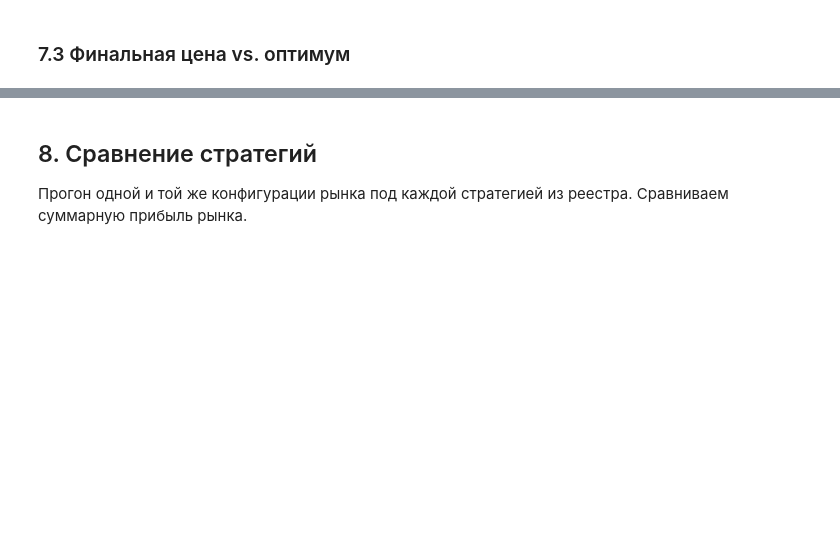
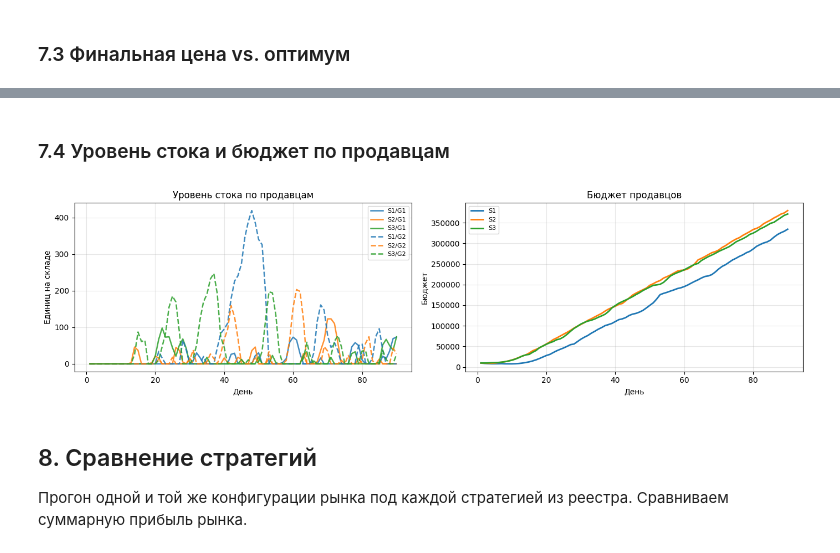
Before and after one commit to postoev/pricing-manager, a Jupyter notebook: market_sim.ipynb, the cells around one changed output, grey strips where cells are left out. Drawn from its saved outputs; the diff is of its cells as text; code cells hidden in the pictures; blank space fills up the shorter version.

```diff
--- a/market_sim.ipynb
+++ b/market_sim.ipynb
@@ -194,3 +204,47 @@ G2    S3         15.00   19.89   47.83  -58.4%
+# %% [markdown]
+### 7.4 Уровень стока и бюджет по продавцам
+# %%
+good_names = market.goods.names()
+palette    = plt.cm.tab10.colors
+sc         = {s.name: palette[i % 10] for i, s in enumerate(market.sellers)}
+linestyles = ['-', '--', ':', '-.']
+
+fig, axes = plt.subplots(1, 2, figsize=(14, 4))
+
+# ── уровень стока ──────────────────────────────────────────────
+ax = axes[0]
+for gi, gname in enumerate(good_names):
+    ls = linestyles[gi % len(linestyles)]
+    for s in market.sellers:
+        sh = s.hist_stock.get(gname, [])
+        if not sh:
+            continue
+        sd = np.arange(s.start_day, s.start_day + len(sh))
+        ax.plot(sd, sh, color=sc[s.name], ls=ls, lw=1.8,
+                label=f'{s.name}/{gname}', alpha=0.85)
+ax.set_title('Уровень стока по продавцам')
+ax.set_xlabel('День')
+ax.set_ylabel('Единиц на складе')
+ax.legend(fontsize=8, loc='upper right')
+ax.grid(alpha=0.3)
+
+# ── бюджет ─────────────────────────────────────────────────────
+ax2 = axes[1]
+for s in market.sellers:
+    if not s.hist_budget:
+        continue
+    sd = np.arange(s.start_day, s.start_day + len(s.hist_budget))
+    ax2.plot(sd, s.hist_budget, color=sc[s.name], lw=2, label=s.name)
+ax2.set_title('Бюджет продавцов')
+ax2.set_xlabel('День')
+ax2.set_ylabel('Бюджет')
+ax2.legend(fontsize=8)
+ax2.grid(alpha=0.3)
+
+plt.tight_layout()
+plt.show()
+# %% [output]
+[figure, added]
 # %% [markdown]
 ## 8. Сравнение стратегий
 
```
Also changed, not shown: parts of 10 cells of this notebook, 10 other files.
